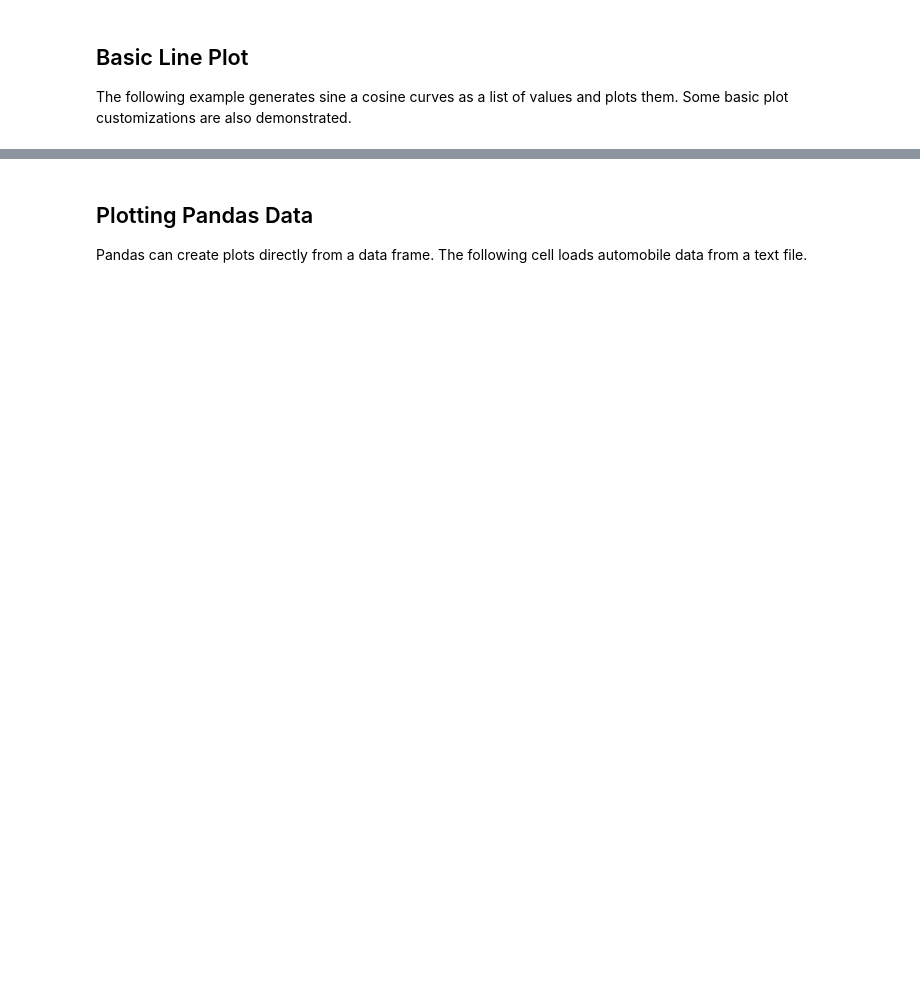
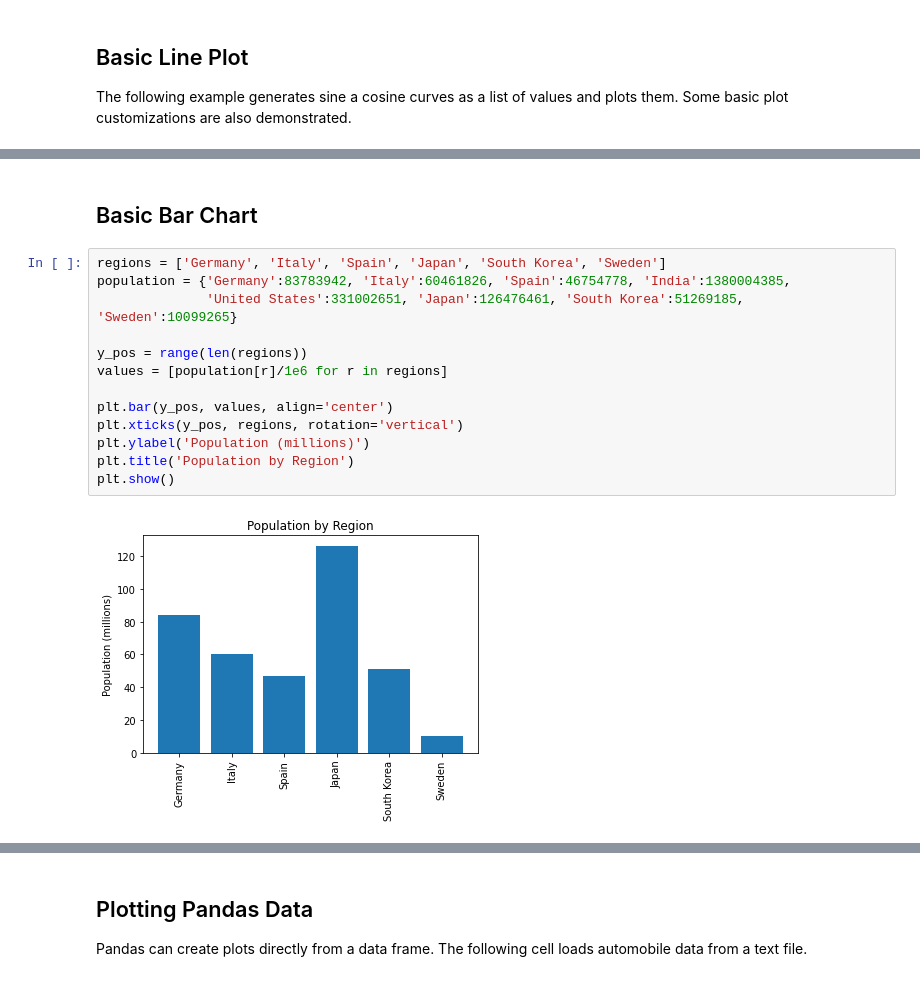
Before and after one commit to msiddalingaiah/MachineLearning, a Jupyter notebook: Notebooks/Matplotlib.ipynb, the cells around one changed output, grey strips where cells are left out. Drawn from its saved outputs; the diff is of its cells as text; blank space fills up the shorter version.

```diff
--- a/Notebooks/Matplotlib.ipynb
+++ b/Notebooks/Matplotlib.ipynb
@@ -27,0 +32,17 @@ plt.show()
+# %% [markdown]
+## Basic Bar Chart
+# %%
+regions = ['Germany', 'Italy', 'Spain', 'Japan', 'South Korea', 'Sweden']
+population = {'Germany':83783942, 'Italy':60461826, 'Spain':46754778, 'India':1380004385,
+              'United States':331002651, 'Japan':126476461, 'South Korea':51269185, 'Sweden':10099265}
+
+y_pos = range(len(regions))
+values = [population[r]/1e6 for r in regions]
+
+plt.bar(y_pos, values, align='center')
+plt.xticks(y_pos, regions, rotation='vertical')
+plt.ylabel('Population (millions)')
+plt.title('Population by Region')
+plt.show()
+# %% [output]
+[figure, added]
```
Also changed, not shown: parts of 11 cells of this notebook.
